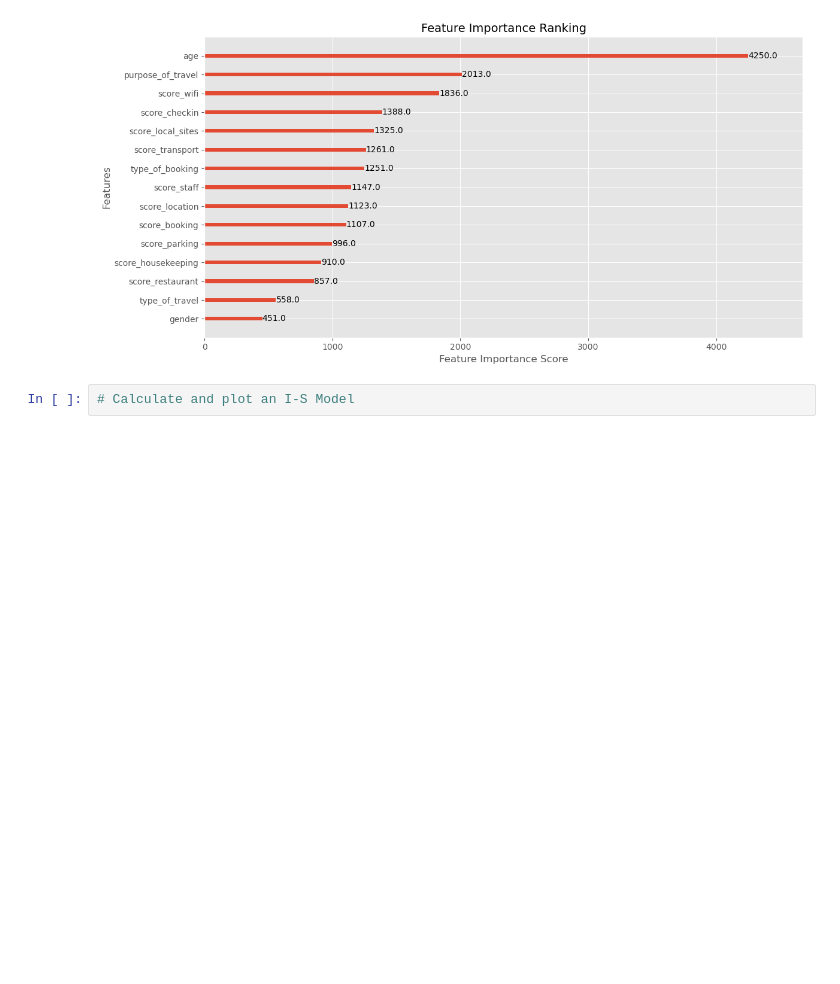
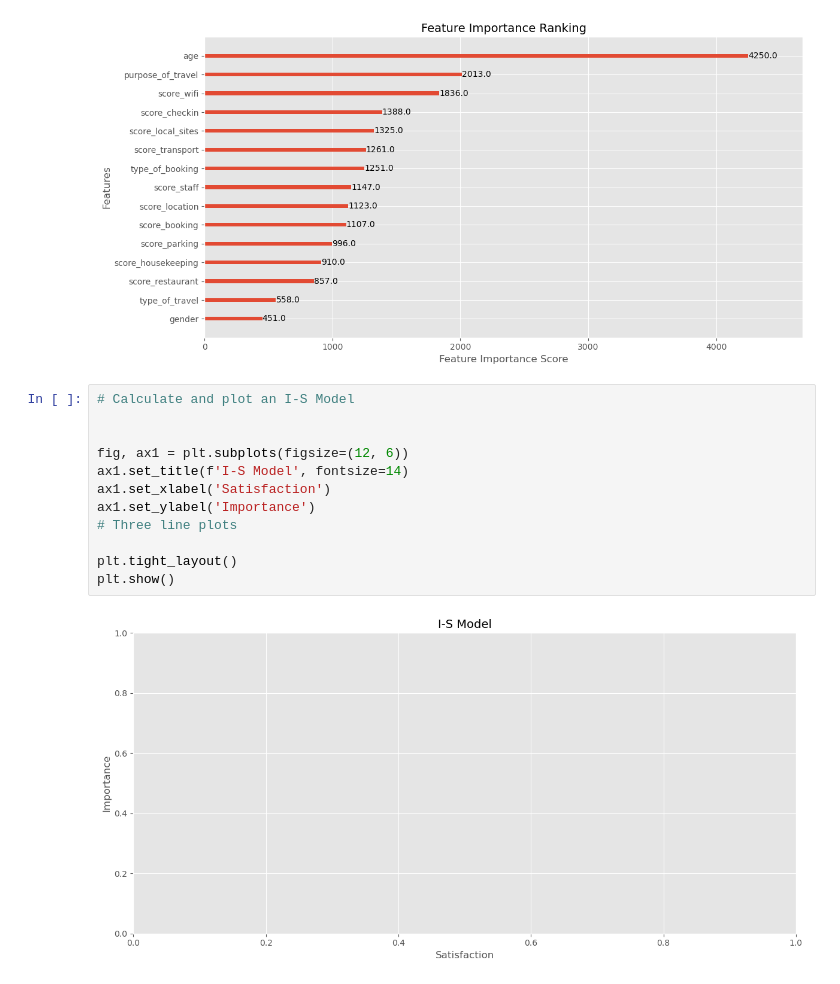
Before and after one commit to StuartG24/Travel_Co_Analysis, a Jupyter notebook: Notebooks_Data_Analysis/customer_satisfaction.ipynb, the cells around one changed output. Cells and saved outputs as stored; diff of their text form; blank space fills up the shorter version.

```diff
--- a/Notebooks_Data_Analysis/customer_satisfaction.ipynb
+++ b/Notebooks_Data_Analysis/customer_satisfaction.ipynb
@@ -243,5 +357,17 @@ plt.tight_layout()
 plt.show()
 # %% [output]
 [figure]
-# %%
-# Calculate and plot an I-S Model
+# %%
+# Calculate and plot an I-S Model
+
+
+fig, ax1 = plt.subplots(figsize=(12, 6))
+ax1.set_title(f'I-S Model', fontsize=14)
+ax1.set_xlabel('Satisfaction')
+ax1.set_ylabel('Importance')
+# Three line plots
+
+plt.tight_layout()
+plt.show()
+# %% [output]
+[figure, added]
```
Also changed, not shown: parts of 7 cells of this notebook, 20 other files.
